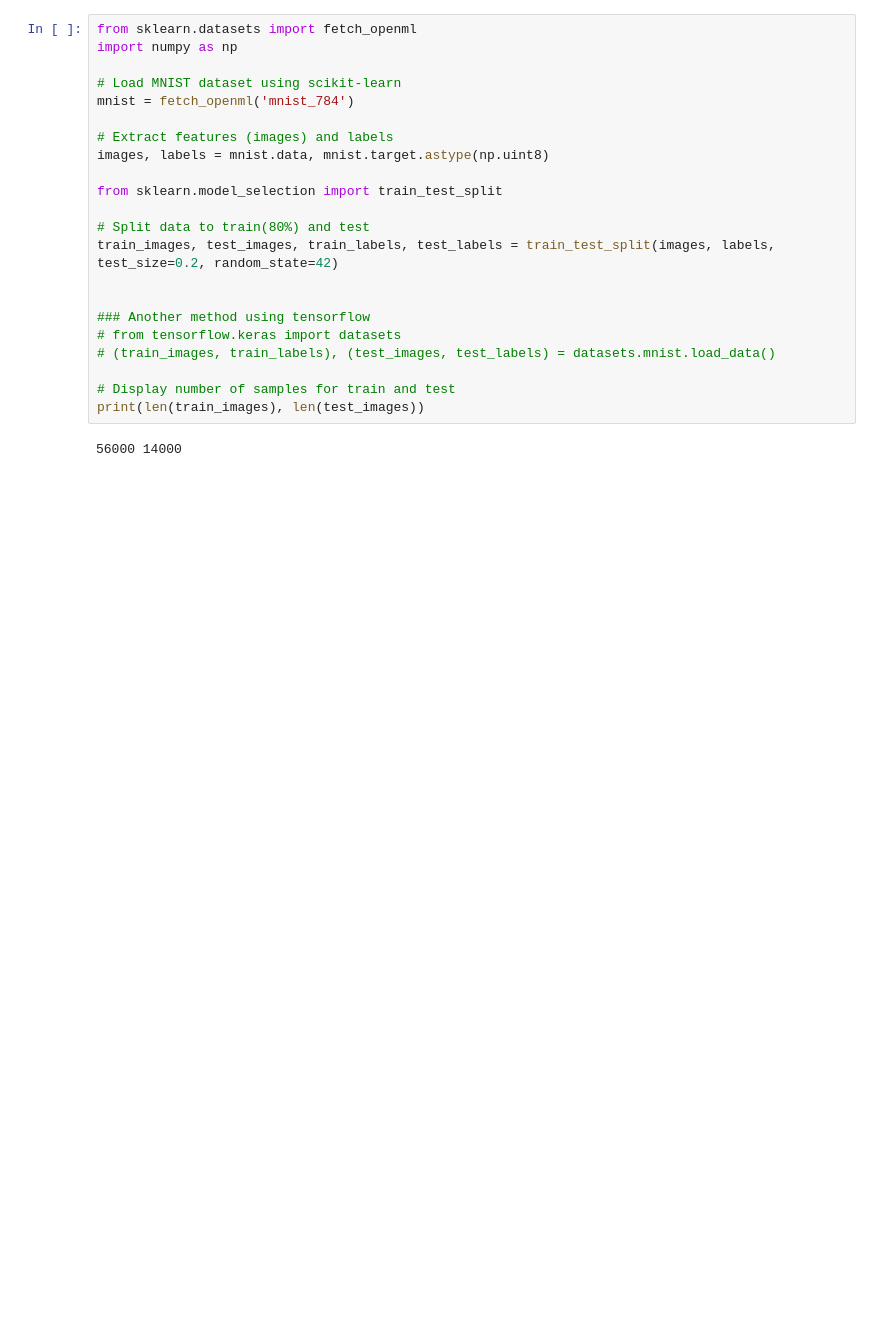
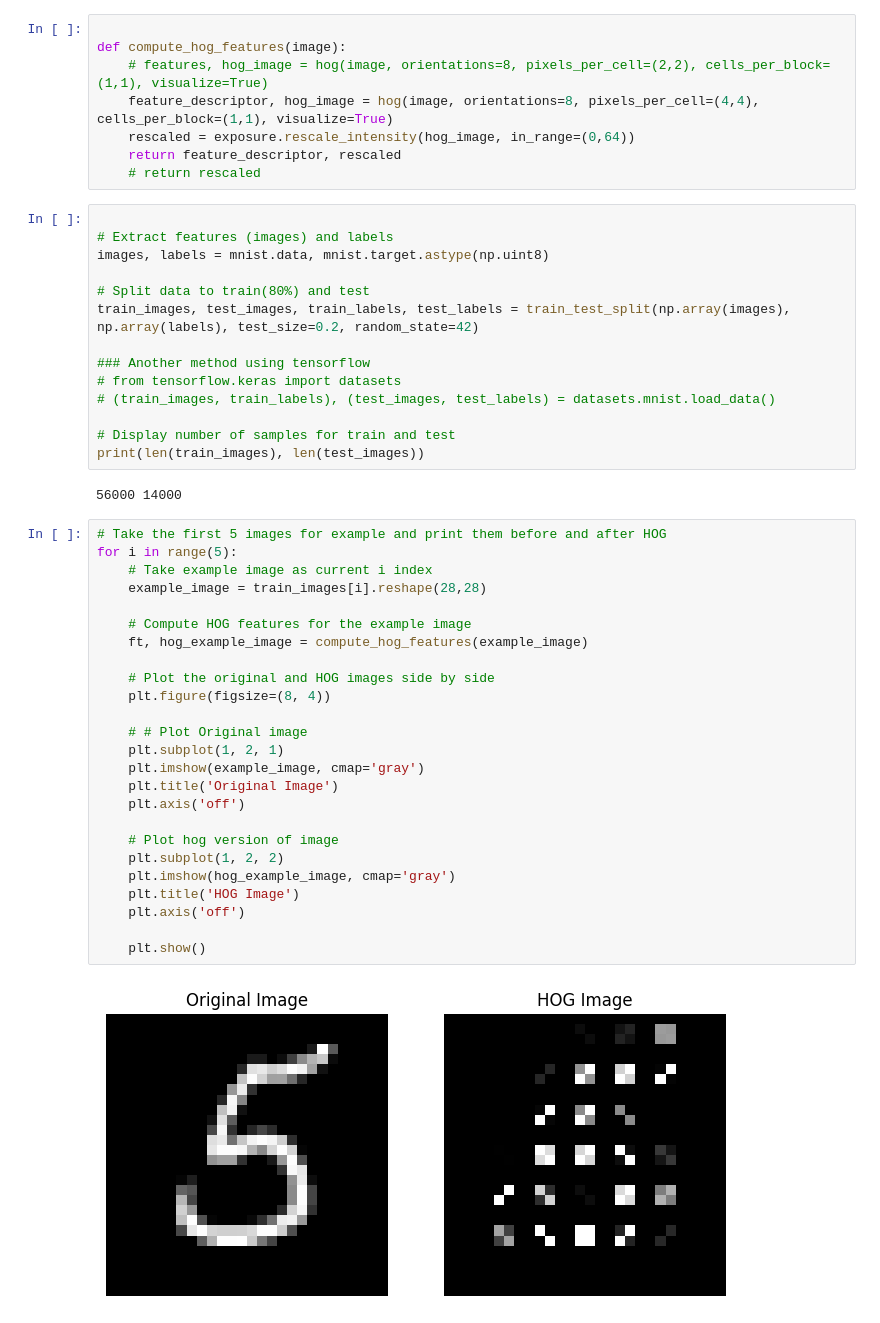
Before and after one commit to OmarElgammal1/MNIST-Image-Classification, a Jupyter notebook: image_classifier.ipynb, the cells around one changed output. Saved outputs shown, nothing was run; the diff lists cells and outputs as text; blank space fills up the shorter version.

Commit message:
Added HOG Feature Extraction to both train and test sets

```diff
--- a/image_classifier.ipynb
+++ b/image_classifier.ipynb
@@ -1,18 +13,18 @@
+# %%
+
+def compute_hog_features(image):
+    # features, hog_image = hog(image, orientations=8, pixels_per_cell=(2,2), cells_per_block=(1,1), visualize=True)
+    feature_descriptor, hog_image = hog(image, orientations=8, pixels_per_cell=(4,4), cells_per_block=(1,1), visualize=True)
+    rescaled = exposure.rescale_intensity(hog_image, in_range=(0,64))
+    return feature_descriptor, rescaled
+    # return rescaled
 # %%
-from sklearn.datasets import fetch_openml
-import numpy as np
-
-# Load MNIST dataset using scikit-learn
-mnist = fetch_openml('mnist_784')
 
 # Extract features (images) and labels
 images, labels = mnist.data, mnist.target.astype(np.uint8)
 
-from sklearn.model_selection import train_test_split
-
 # Split data to train(80%) and test
-train_images, test_images, train_labels, test_labels = train_test_split(images, labels, test_size=0.2, random_state=42)
-
+train_images, test_images, train_labels, test_labels = train_test_split(np.array(images), np.array(labels), test_size=0.2, random_state=42)
 
 ### Another method using tensorflow
 # from tensorflow.keras import datasets
@@ -22,3 +34,30 @@ train_images, test_images, train_labels, test_labels = train_test_split(images,
 print(len(train_images), len(test_images))
 # %% [output]
 56000 14000
+# %%
+# Take the first 5 images for example and print them before and after HOG
+for i in range(5):
+    # Take example image as current i index
+    example_image = train_images[i].reshape(28,28)
+
+    # Compute HOG features for the example image
+    ft, hog_example_image = compute_hog_features(example_image)
+
+    # Plot the original and HOG images side by side
+    plt.figure(figsize=(8, 4))
+
+    # # Plot Original image
+    plt.subplot(1, 2, 1)
+    plt.imshow(example_image, cmap='gray')
+    plt.title('Original Image')
+    plt.axis('off')
+
+    # Plot hog version of image
+    plt.subplot(1, 2, 2)
+    plt.imshow(hog_example_image, cmap='gray')
+    plt.title('HOG Image')
+    plt.axis('off')
+
+    plt.show()
+# %% [output]
+[figure, added]
```
Also changed, not shown: parts of 3 cells of this notebook.
